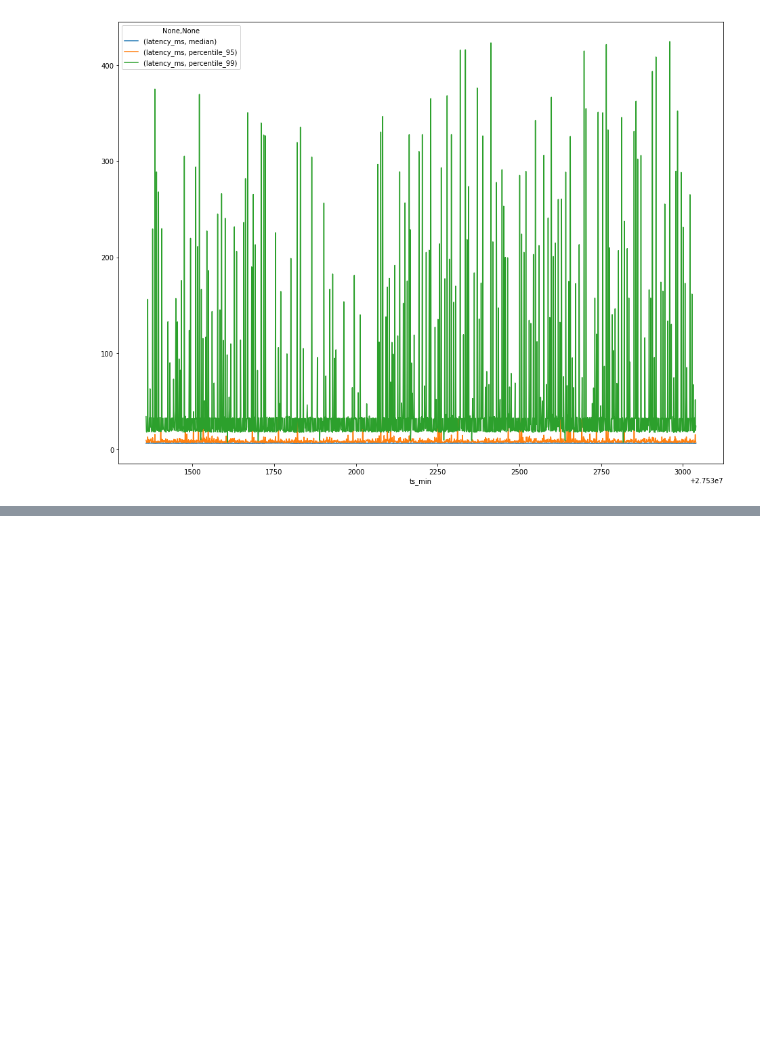
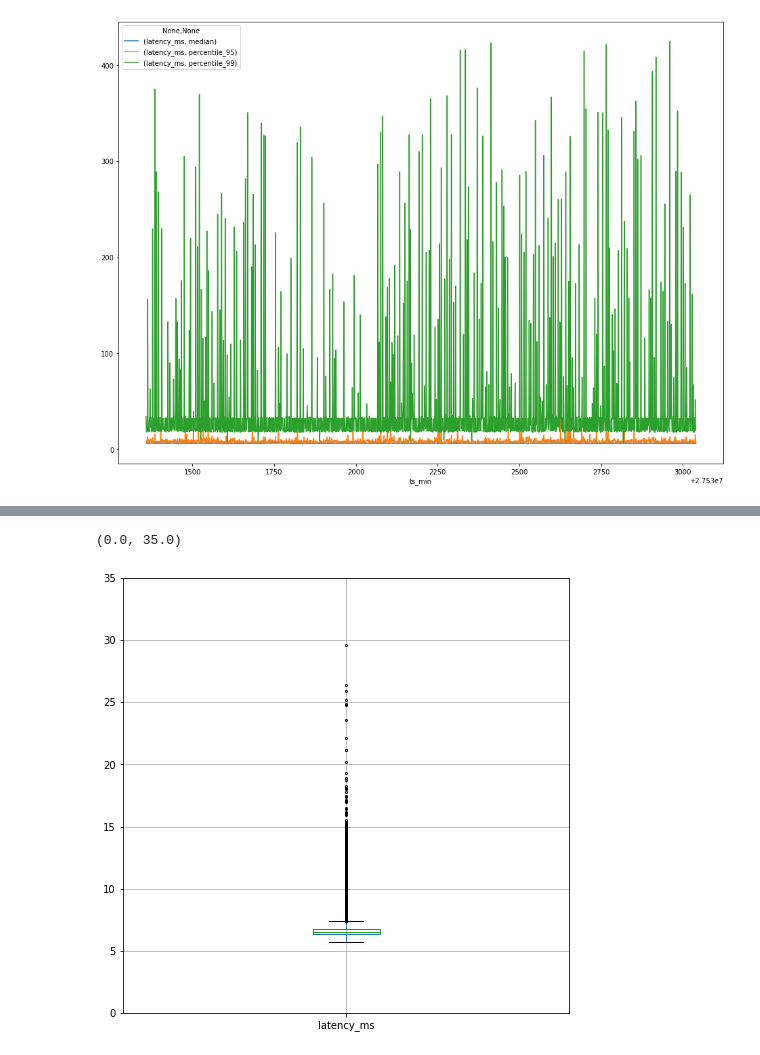
Before and after one commit to ericmelz/pinger-parser, a Jupyter notebook: jupyter/Pinger Parser Playground.ipynb, the cells around one changed output, grey strips where cells are left out. Drawn from its saved outputs; the diff is of its cells as text; code cells hidden in the pictures; blank space fills up the shorter version.

```diff
--- a/jupyter/Pinger Parser Playground.ipynb
+++ b/jupyter/Pinger Parser Playground.ipynb
@@ -401,0 +429,10 @@ df10[[('latency_ms', 'median'), ('latency_ms', 'percentile_95'), ('latency_ms',
+# %%
+# See https://datascience.stackexchange.com/questions/54808/how-to-remove-outliers-using-box-plot
+Q1 = df7['latency_ms'].quantile(0.25)
+Q3 = df7['latency_ms'].quantile(0.75)
+IQR = Q3-Q1
+
+#IQR_SPREAD = 1.5
+IQR_SPREAD = 50.0
+filter = (df7['latency_ms'] >= Q1 - IQR_SPREAD * IQR) & (df7['latency_ms'] <= Q3 + IQR_SPREAD *IQR)
+df11 = df7.loc[filter]
@@ -401,0 +448,9 @@ df10[[('latency_ms', 'median'), ('latency_ms', 'percentile_95'), ('latency_ms',
+# %%
+
+boxplot = df11.boxplot(column=['latency_ms'], figsize=(8,8),
+                      flierprops={'marker': 'o', 'markersize': 2},
+                      )
+plt.ylim(0,35)
+# %% [output]
+(0.0, 35.0)
+[figure, added]
```
Also changed, not shown: parts of 10 cells of this notebook.
